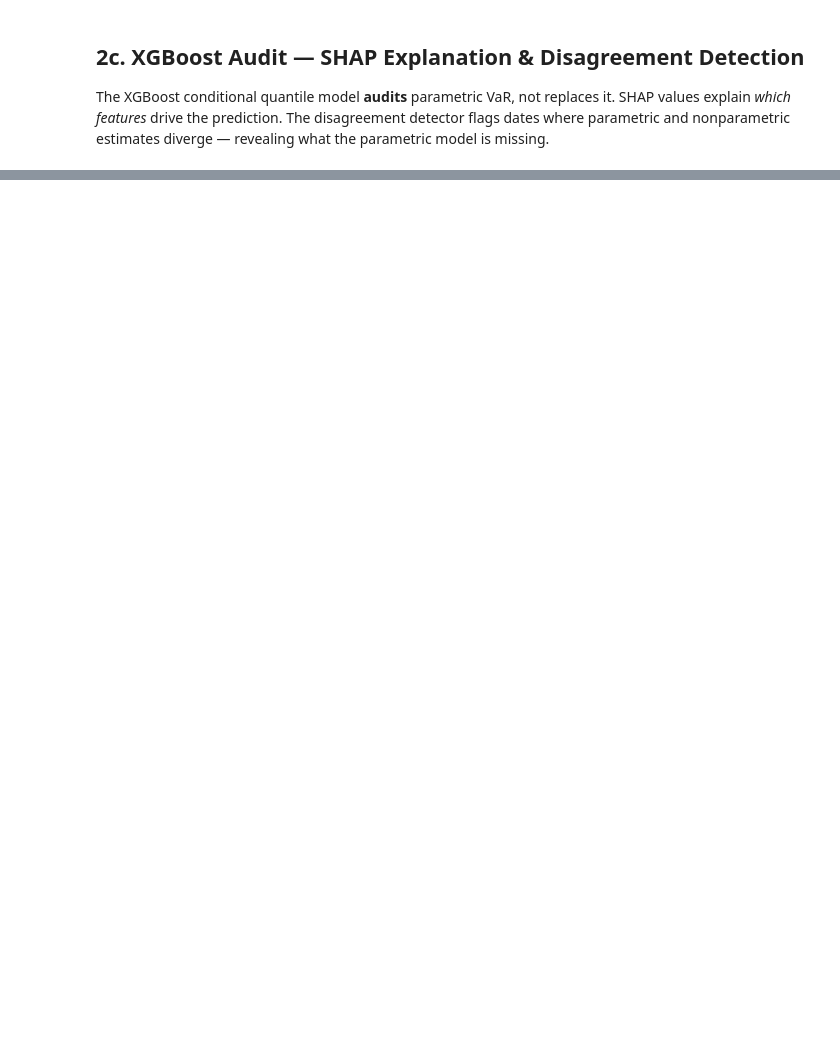
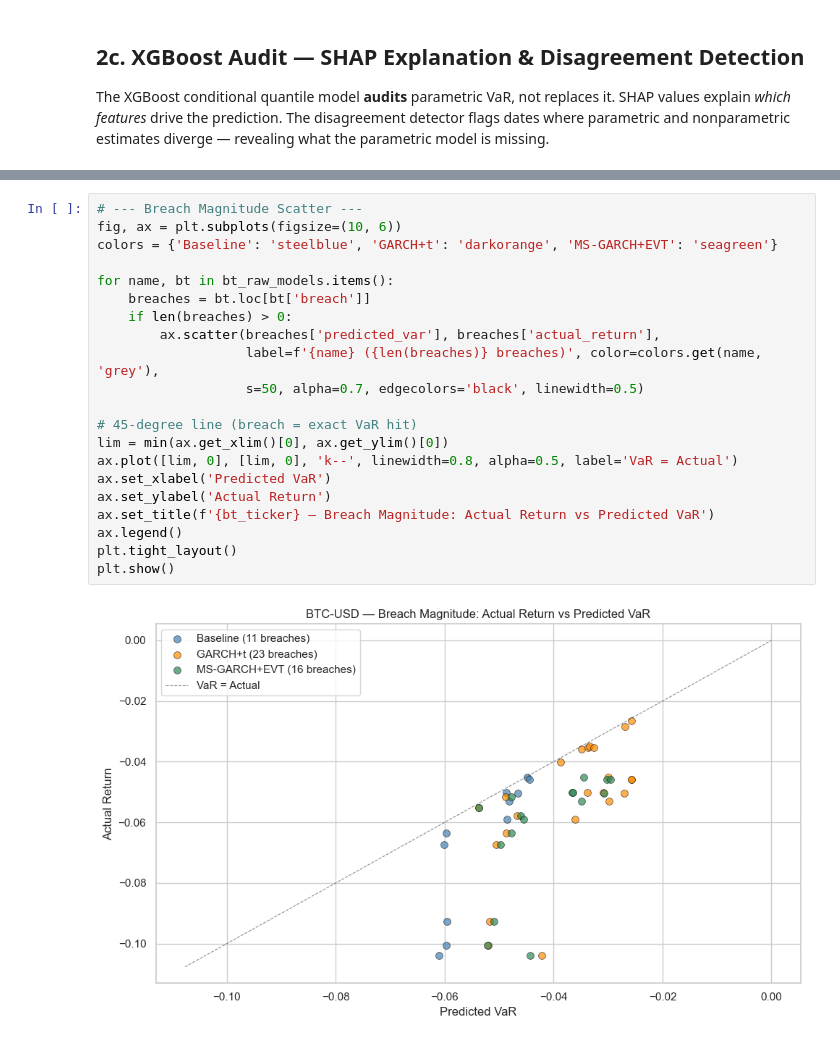
Before and after one commit to egarciademiguel-dsml/RiskLens, a Jupyter notebook: notebooks/validation_backtesting.ipynb, the cells around one changed output, grey strips where cells are left out. Drawn from its saved outputs; the diff is of its cells as text; blank space fills up the shorter version.

```diff
--- a/notebooks/validation_backtesting.ipynb
+++ b/notebooks/validation_backtesting.ipynb
@@ -370,0 +521,23 @@ BTC-USD — VaR Backtest Results (95% confidence):
+# %%
+# --- Breach Magnitude Scatter ---
+fig, ax = plt.subplots(figsize=(10, 6))
+colors = {'Baseline': 'steelblue', 'GARCH+t': 'darkorange', 'MS-GARCH+EVT': 'seagreen'}
+
+for name, bt in bt_raw_models.items():
+    breaches = bt.loc[bt['breach']]
+    if len(breaches) > 0:
+        ax.scatter(breaches['predicted_var'], breaches['actual_return'],
+                   label=f'{name} ({len(breaches)} breaches)', color=colors.get(name, 'grey'),
+                   s=50, alpha=0.7, edgecolors='black', linewidth=0.5)
+
+# 45-degree line (breach = exact VaR hit)
+lim = min(ax.get_xlim()[0], ax.get_ylim()[0])
+ax.plot([lim, 0], [lim, 0], 'k--', linewidth=0.8, alpha=0.5, label='VaR = Actual')
+ax.set_xlabel('Predicted VaR')
+ax.set_ylabel('Actual Return')
+ax.set_title(f'{bt_ticker} — Breach Magnitude: Actual Return vs Predicted VaR')
+ax.legend()
+plt.tight_layout()
+plt.show()
+# %% [output]
+[figure, added]
```
Also changed, not shown: parts of 17 cells of this notebook, 4 other files.
